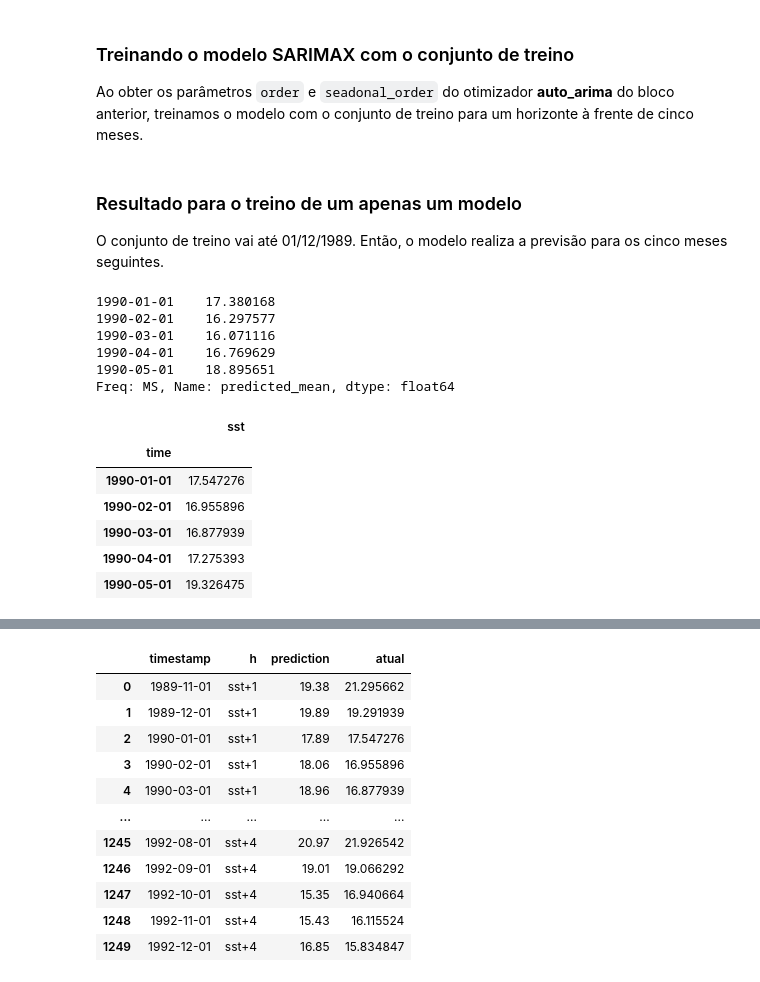
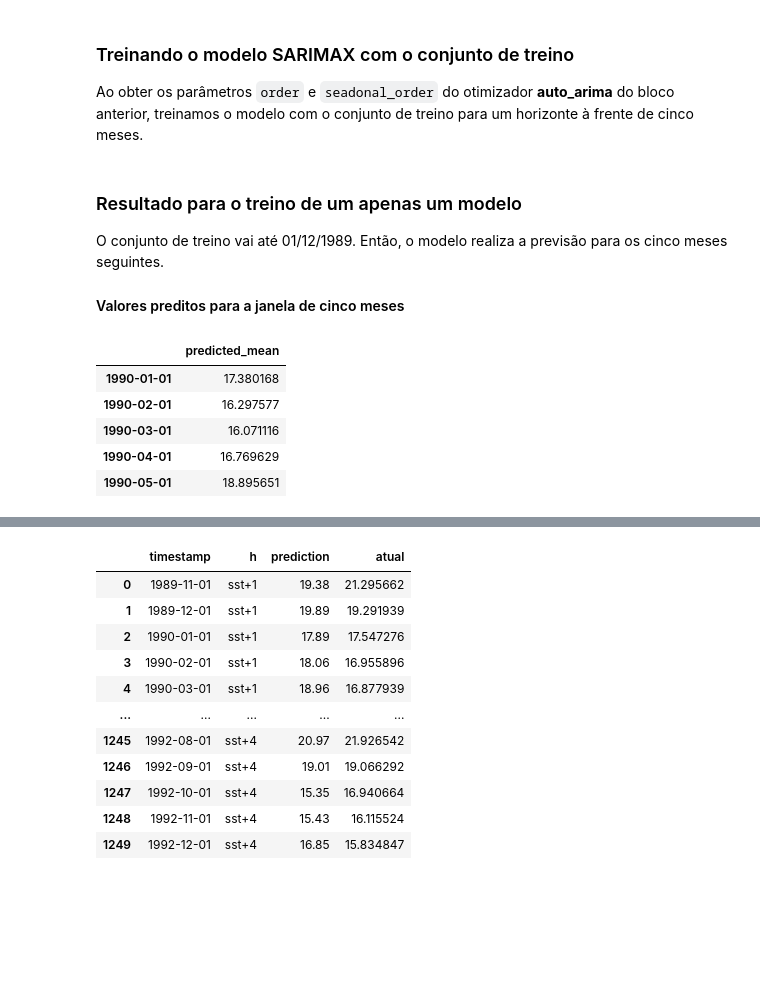
Before and after one commit to matheusvictal/sst-time-series-ml, a Jupyter notebook: source/2_sarima.ipynb, the cells around one changed output, grey strips where cells are left out. Saved outputs shown, nothing was run; the diff lists cells and outputs as text; code cells hidden in the pictures; blank space fills up the shorter version.

```diff
--- a/source/2_sarima.ipynb
+++ b/source/2_sarima.ipynb
@@ -173,4 +177,4 @@ seasonal_order = (2, 1, 0, 24) #(P, Q, D, m)
 
 model = SARIMAX(endog=treino, order=order, seasonal_order=seasonal_order)
 model_fit = model.fit()
-yhat = model_fit.forecast(steps = HORIZONTE)
+y_predito = model_fit.forecast(steps = HORIZONTE)
@@ -178,12 +184,14 @@ yhat = model_fit.forecast(steps = HORIZONTE)
 ### Resultado para o treino de um apenas um modelo
 
 O conjunto de treino vai até 01/12/1989. Então, o modelo realiza a previsão para os cinco meses seguintes.
+
+#### Valores preditos para a janela de cinco meses
 # %%
-yhat
+y_predito.to_frame()
 # %% [output]
-1990-01-01    17.380168
-1990-02-01    16.297577
-1990-03-01    16.071116
-1990-04-01    16.769629
-1990-05-01    18.895651
-Freq: MS, Name: predicted_mean, dtype: float64
+|  | predicted_mean |
+| 1990-01-01 | 17.380168 |
+| 1990-02-01 | 16.297577 |
+| 1990-03-01 | 16.071116 |
+| 1990-04-01 | 16.769629 |
+| 1990-05-01 | 18.895651 |
@@ -192,12 +197,0 @@ Freq: MS, Name: predicted_mean, dtype: float64
-# %%
-y_atual = SSTHelper.get_subseries_by_date(teste, '1990-01-01', 5)
-
-teste.head()
-# %% [output]
-|  | sst |
-| time |  |
-| 1990-01-01 | 17.547276 |
-| 1990-02-01 | 16.955896 |
-| 1990-03-01 | 16.877939 |
-| 1990-04-01 | 17.275393 |
-| 1990-05-01 | 19.326475 |
```
Also changed, not shown: parts of 19 cells of this notebook.
